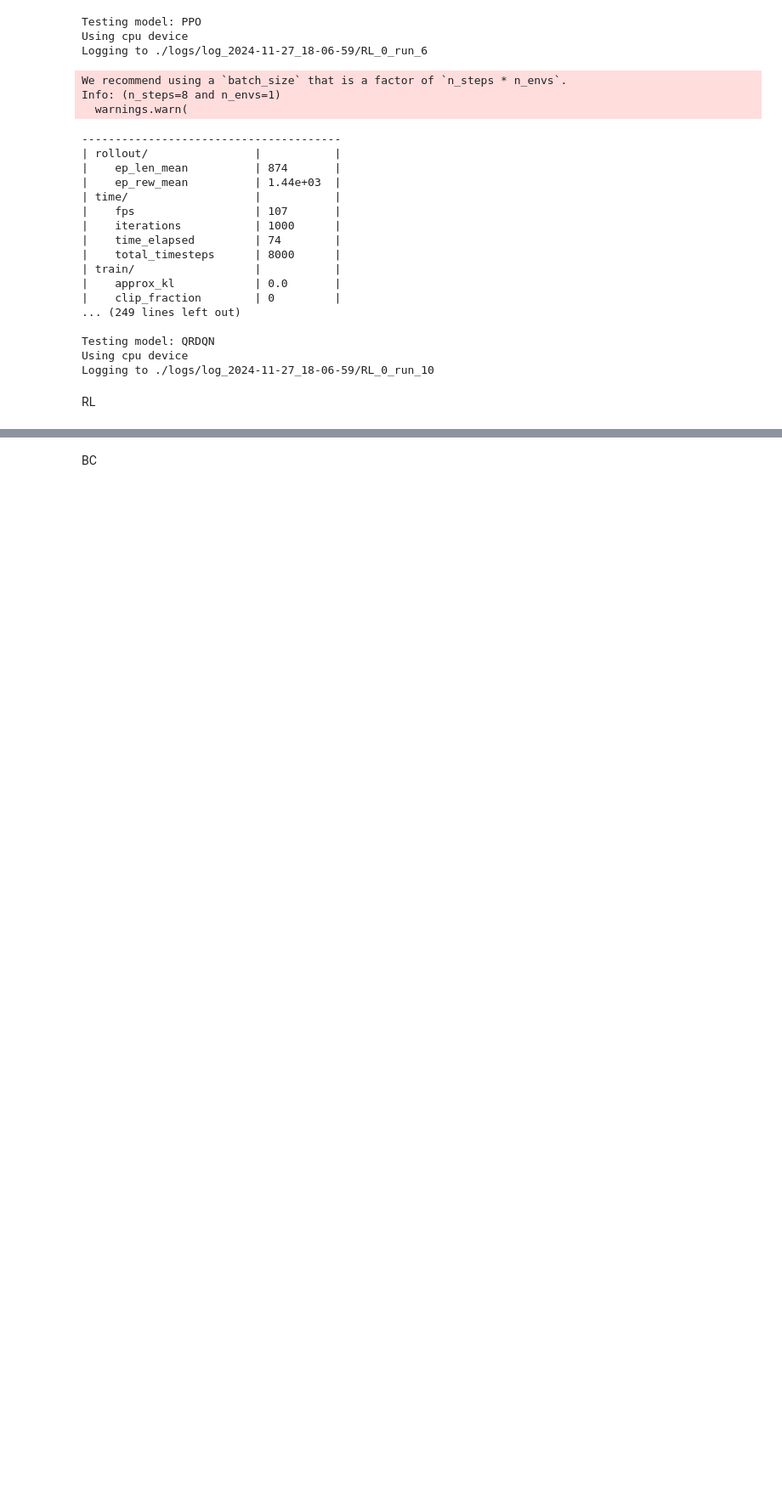
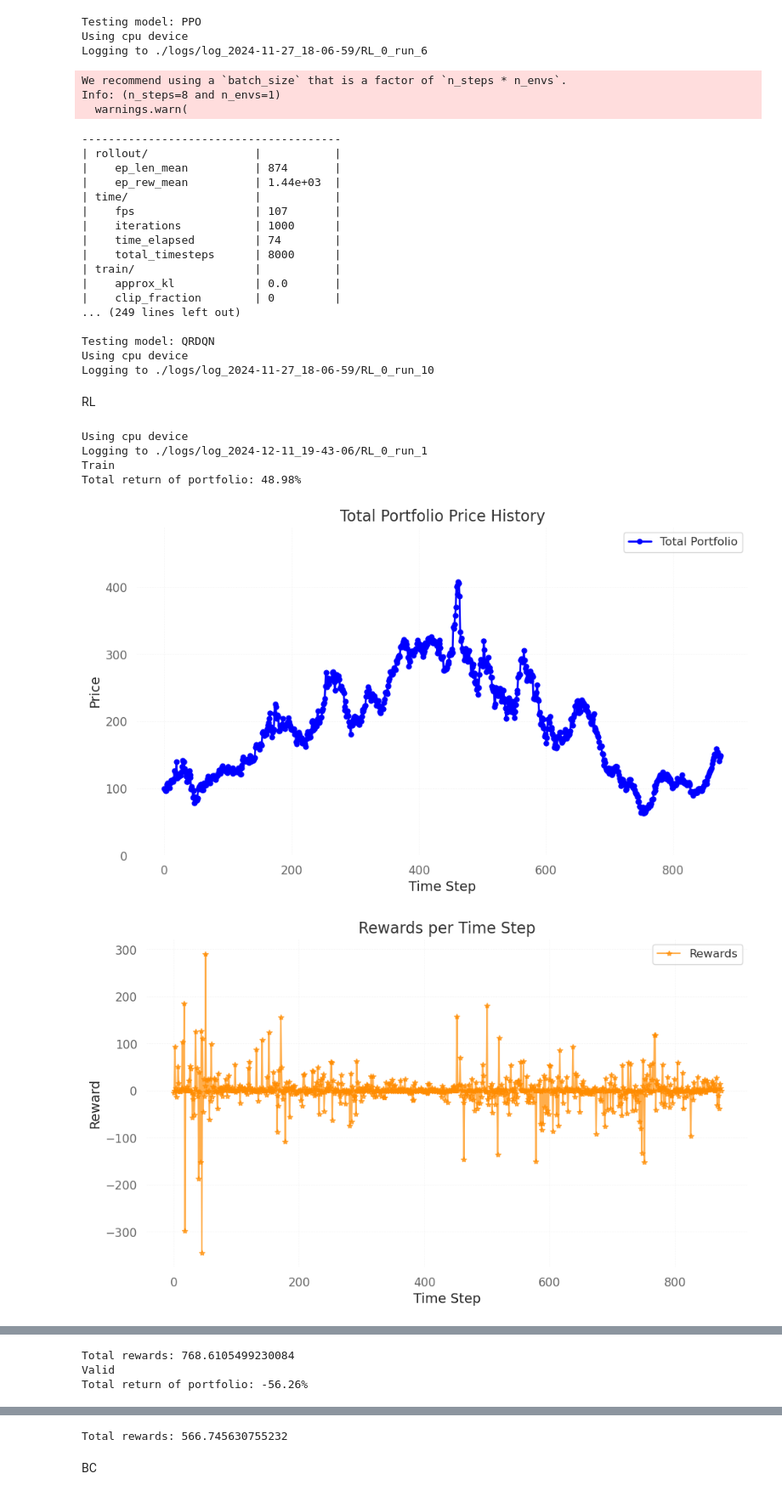
Before and after one commit to devMuniz02/Reinforcement-Learning-Stock-Porfolio-Managment, a Jupyter notebook: notebooks/TradingClass.ipynb, the cells around one changed output, grey strips where cells are left out. Shown at 85% size. Cells and saved outputs as stored; diff of their text form; code cells hidden in the pictures; blank space fills up the shorter version.

```diff
--- a/notebooks/TradingClass.ipynb
+++ b/notebooks/TradingClass.ipynb
@@ -425,7 +853,7 @@ RL
 # Define constants
 SEED = 1
 history_length = 5
-reward_type = 'SQS'
+reward_type = 'LNR'
 stocks = ['AAPL', 'AMZN', 'META', 'MSFT', 'NVDA', 'TSLA']
 n_envs = 10
 n_steps = 8
@@ -462,30 +890,37 @@ stop_train_callback = StopTrainingOnNoModelImprovement(max_no_improvement_evals=
 
 # Train the model
 model = train_model(
     model_name="PPO",  # Can be 'PPO', 'A2C', or 'DQN'
     create_model=True,
     vec_env=vec_env,
     iterations=1,
     train_timesteps=total_timesteps,
     log_frec=log_interval,
     log_base_dir=log_dir,
     n_steps=n_steps,
     batch_size=batch_size,
     learning_rate=learning_rate,
     ent_coef=ent_coef
 )
 
 # Evaluate the model
 evaluate_model(env, model, 'Train', SEED, has_policy=False)
 evaluate_model(valid_env, model, 'Valid', SEED, has_policy=False)
 evaluate_model(test_env, model, 'Test', SEED, has_policy=False)
 
 # Save the model to the Tests folder
 save_model(model, model_save_dir)
 
 # Close environments
 env.close()
 valid_env.close()
 test_env.close()
 vec_env.close()
 vec_valid_env.close()
+# %% [output]
+Using cpu device
+Logging to ./logs/log_2024-12-11_19-43-06/RL_0_run_1
+Train
+Total return of portfolio: 48.98%
+[figure, added]
+[figure, added]
@@ -491,0 +928,3 @@ vec_valid_env.close()
+Total rewards: 768.6105499230084
+Valid
+Total return of portfolio: -56.26%
@@ -492,3 +940,4 @@ vec_valid_env.close()
+Total rewards: 566.745630755232
 # %% [markdown]
 BC
 # %%
```
Also changed, not shown: parts of 10 cells of this notebook, 3 other files.
